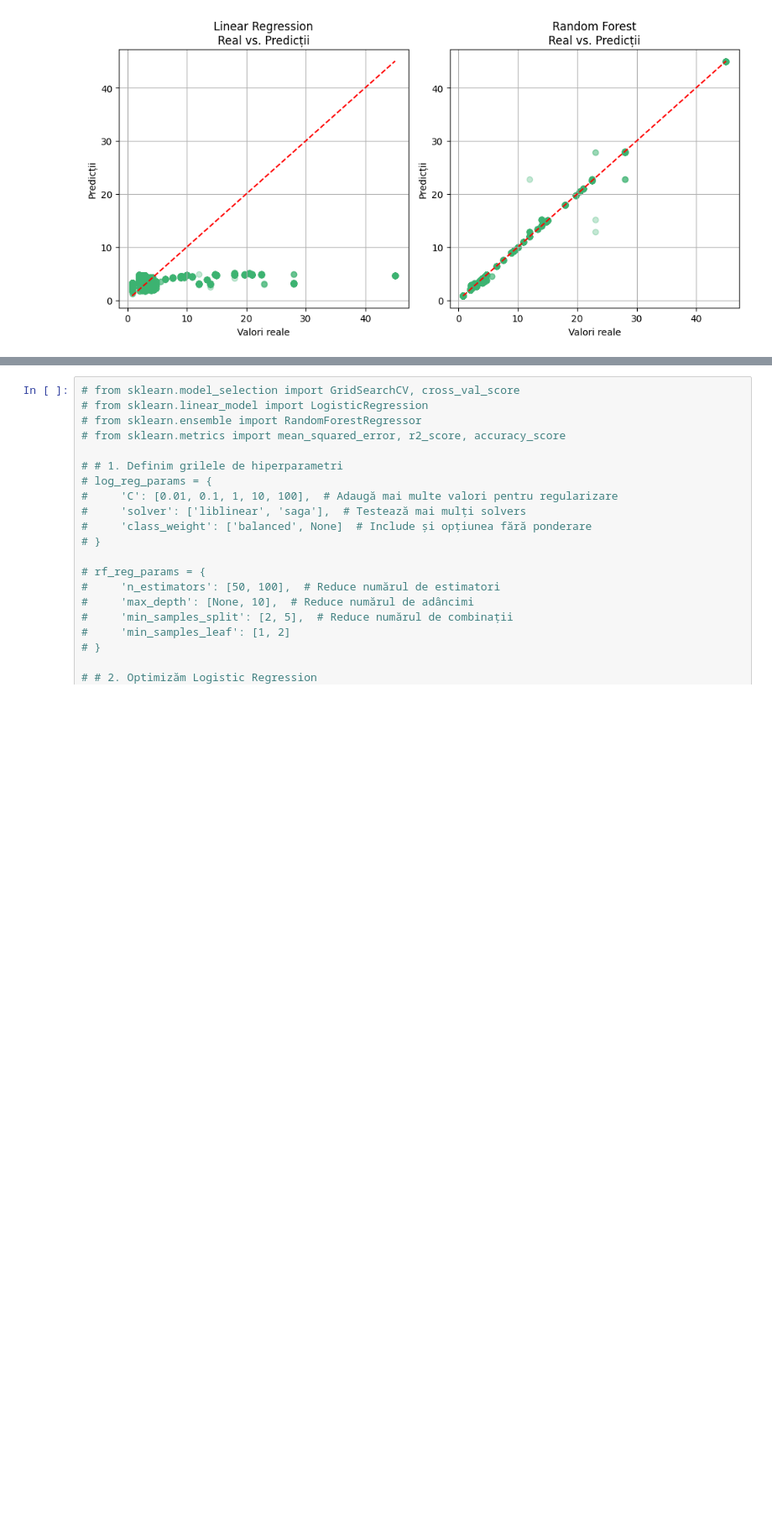
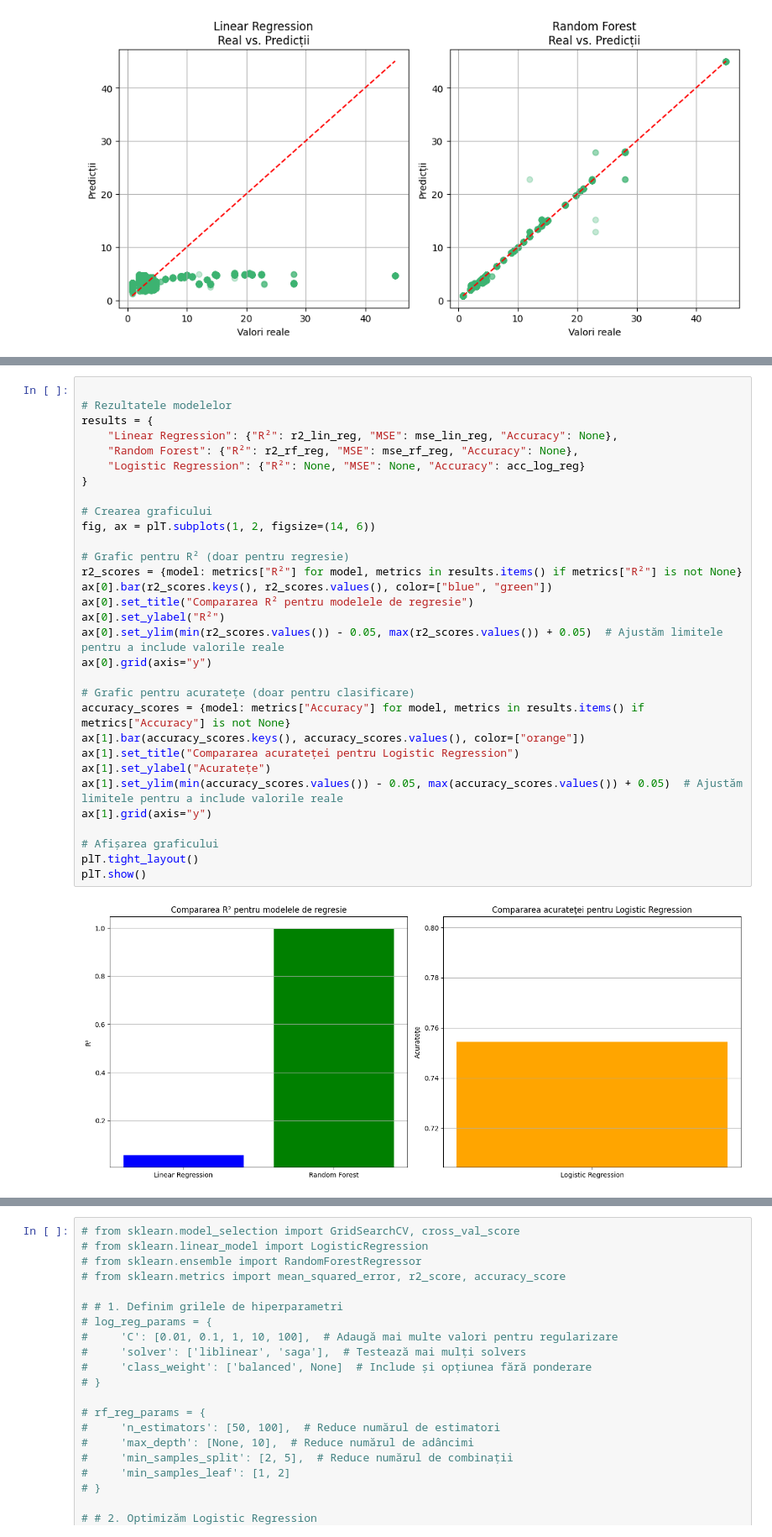
Before and after one commit to PopLuks/Coffe-Shop-sales, a Jupyter notebook: coffe_shop_sales.ipynb, the cells around one changed output, grey strips where cells are left out. Shown at 84% size. Saved outputs shown, nothing was run; the diff lists cells and outputs as text; blank space fills up the shorter version.

```diff
--- a/coffe_shop_sales.ipynb
+++ b/coffe_shop_sales.ipynb
@@ -1012,2 +1012,35 @@ plt.show()
 # %% [output]
 [figure]
+# %%
+
+# Rezultatele modelelor
+results = {
+    "Linear Regression": {"R²": r2_lin_reg, "MSE": mse_lin_reg, "Accuracy": None},
+    "Random Forest": {"R²": r2_rf_reg, "MSE": mse_rf_reg, "Accuracy": None},
+    "Logistic Regression": {"R²": None, "MSE": None, "Accuracy": acc_log_reg}
+}
+
+# Crearea graficului
+fig, ax = plT.subplots(1, 2, figsize=(14, 6))
+
+# Grafic pentru R² (doar pentru regresie)
+r2_scores = {model: metrics["R²"] for model, metrics in results.items() if metrics["R²"] is not None}
+ax[0].bar(r2_scores.keys(), r2_scores.values(), color=["blue", "green"])
+ax[0].set_title("Compararea R² pentru modelele de regresie")
+ax[0].set_ylabel("R²")
+ax[0].set_ylim(min(r2_scores.values()) - 0.05, max(r2_scores.values()) + 0.05)  # Ajustăm limitele pentru a include valorile reale
+ax[0].grid(axis="y")
+
+# Grafic pentru acuratețe (doar pentru clasificare)
+accuracy_scores = {model: metrics["Accuracy"] for model, metrics in results.items() if metrics["Accuracy"] is not None}
+ax[1].bar(accuracy_scores.keys(), accuracy_scores.values(), color=["orange"])
+ax[1].set_title("Compararea acurateței pentru Logistic Regression")
+ax[1].set_ylabel("Acuratețe")
+ax[1].set_ylim(min(accuracy_scores.values()) - 0.05, max(accuracy_scores.values()) + 0.05)  # Ajustăm limitele pentru a include valorile reale
+ax[1].grid(axis="y")
+
+# Afișarea graficului
+plT.tight_layout()
+plT.show()
+# %% [output]
+[figure, added]
```
Also changed, not shown: parts of 2 cells of this notebook.
